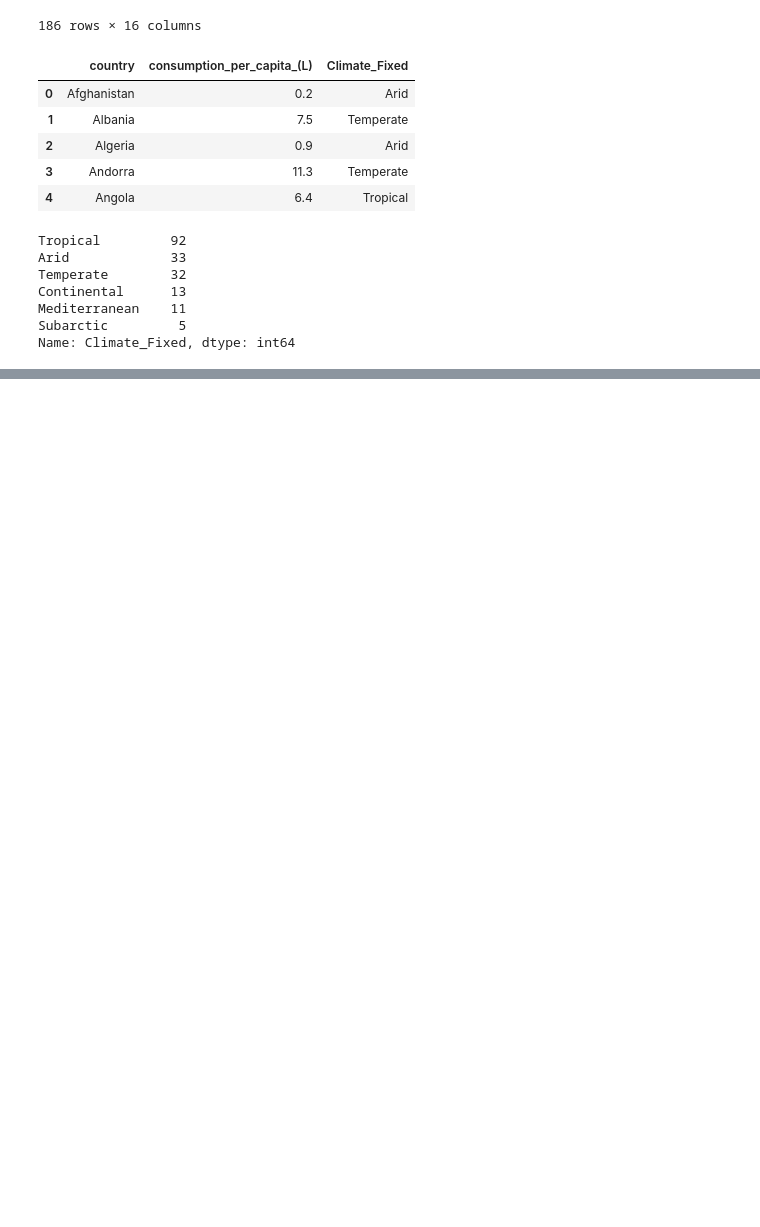
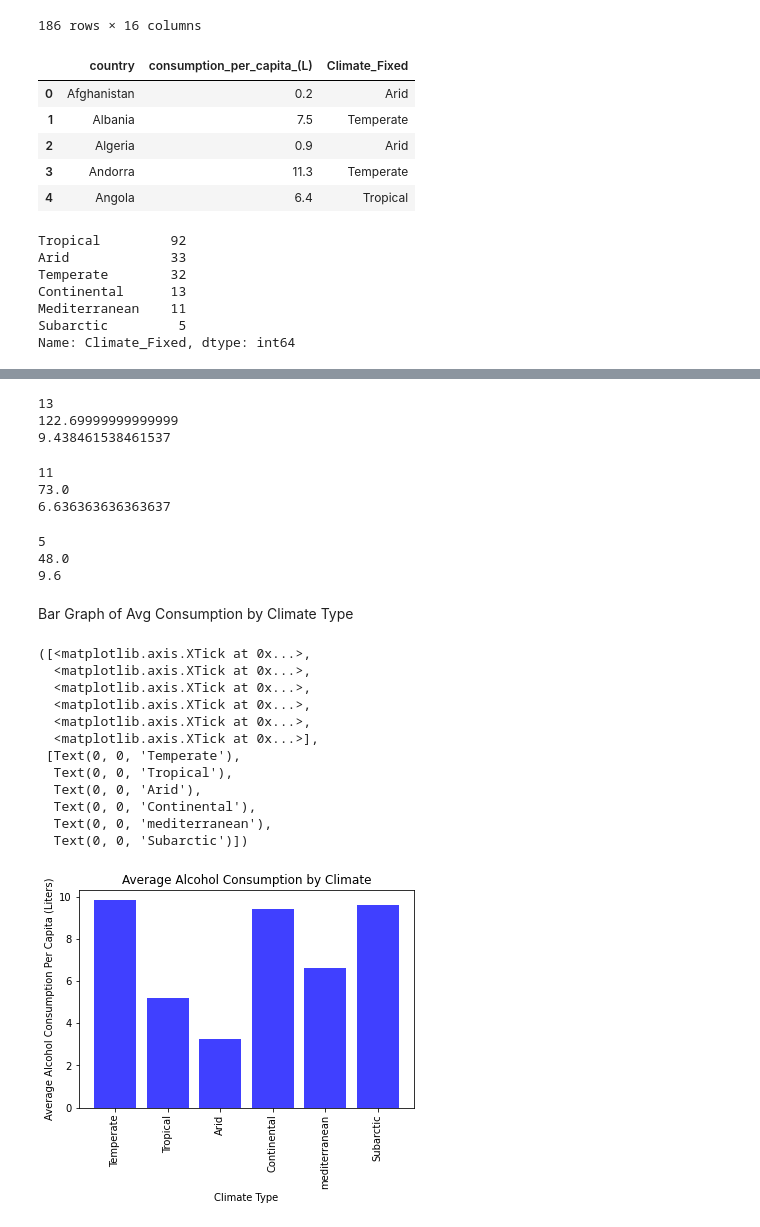
Before and after one commit to reccleston/data-analysis-project-1, a Jupyter notebook: stephen/Climate Stats.ipynb, the cells around one changed output, grey strips where cells are left out. Cells and saved outputs as stored; diff of their text form; code cells hidden in the pictures; blank space fills up the shorter version.

Commit message:
Climate types seperated

```diff
--- a/stephen/Climate Stats.ipynb
+++ b/stephen/Climate Stats.ipynb
@@ -52,0 +120,68 @@ simple_df.plot(kind='pie', y="consumption_per_capita_(L)")
+# %%
+#Continental Consumption
+continental_df = climate_df.loc[climate_df["Climate_Fixed"]=="Continental"]
+continental_consumption = continental_df["consumption_per_capita_(L)"].sum()
+continental_avg = continental_df["consumption_per_capita_(L)"].mean()
+
+print(len(continental_df))
+print(continental_consumption)
+print(continental_avg)
+# %% [output]
+13
+122.69999999999999
+9.438461538461537
+# %%
+#Mediterranean Consumption
+mediterranean_df=climate_df.loc[climate_df["Climate_Fixed"]=="Mediterranean"]
+mediterranean_consumption = mediterranean_df["consumption_per_capita_(L)"].sum()
+mediterranean_avg = mediterranean_df["consumption_per_capita_(L)"].mean()
+
+print(len(mediterranean_df))
+print(mediterranean_consumption)
+print(mediterranean_avg)
+# %% [output]
+11
+73.0
+6.636363636363637
+# %%
+#Subarctic Consumption
+subarctic_df=climate_df.loc[climate_df["Climate_Fixed"]=="Subarctic"]
+subarctic_consumption = subarctic_df["consumption_per_capita_(L)"].sum()
+subarctic_avg = subarctic_df["consumption_per_capita_(L)"].mean()
+
+print(len(subarctic_df))
+print(subarctic_consumption)
+print(subarctic_avg)
+# %% [output]
+5
+48.0
+9.6
+# %% [markdown]
+Bar Graph of Avg Consumption by Climate Type
+# %%
+y = [temperate_avg, tropical_avg, arid_avg, continental_avg, mediterranean_avg, subarctic_avg]
+x = np.arange(len(y))
+
+
+plt.bar(x, y, color="b", alpha=0.75, align="center")
+
+plt.title("Average Alcohol Consumption by Climate")
+plt.xlabel("Climate Type")
+plt.ylabel("Average Alcohol Consumption Per Capita (Liters)")
+
+tick_locations = [value for value in x]
+plt.xticks(tick_locations, ["Temperate", "Tropical", "Arid", "Continental", "mediterranean", "Subarctic"], rotation = "vertical")
+# %% [output]
+([<matplotlib.axis.XTick at 0x...>,
+  <matplotlib.axis.XTick at 0x...>,
+  <matplotlib.axis.XTick at 0x...>,
+  <matplotlib.axis.XTick at 0x...>,
+  <matplotlib.axis.XTick at 0x...>,
+  <matplotlib.axis.XTick at 0x...>],
+ [Text(0, 0, 'Temperate'),
+  Text(0, 0, 'Tropical'),
+  Text(0, 0, 'Arid'),
+  Text(0, 0, 'Continental'),
+  Text(0, 0, 'mediterranean'),
+  Text(0, 0, 'Subarctic')])
+[figure, added]
```
Also changed, not shown: parts of 6 cells of this notebook.
